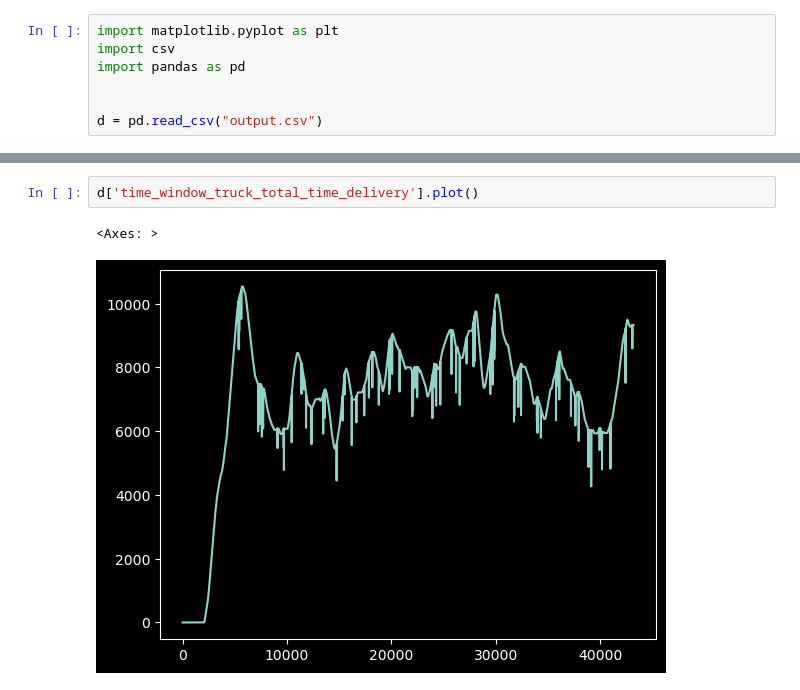
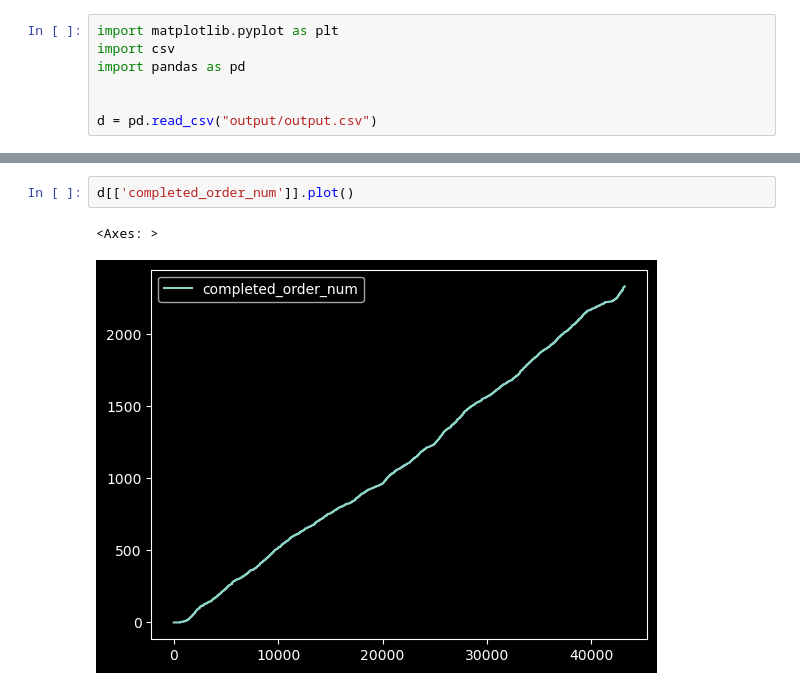
Before and after one commit to kornbjtu/LargeEvent, a Jupyter notebook: plot.ipynb, the cells around one changed output, grey strips where cells are left out. Cells and saved outputs as stored; diff of their text form.

```diff
--- a/plot.ipynb
+++ b/plot.ipynb
@@ -4,7 +4,7 @@ import csv
 import pandas as pd
 
 
-d = pd.read_csv("output.csv")
+d = pd.read_csv("output/output.csv")
 # %%
 d.describe()
 # %% [output]
@@ -41,5 +37,5 @@ d[["unfinished_order_0", "unfinished_order_1", "unfinished_order_2", "unfinished
 # %%
-d['time_window_truck_total_time_delivery'].plot()
+d[['completed_order_num']].plot()
 # %% [output]
 <Axes: >
-[figure, old version]
+[figure, new version]
```
Also changed, not shown: parts of 5 cells of this notebook, 3 other files.
